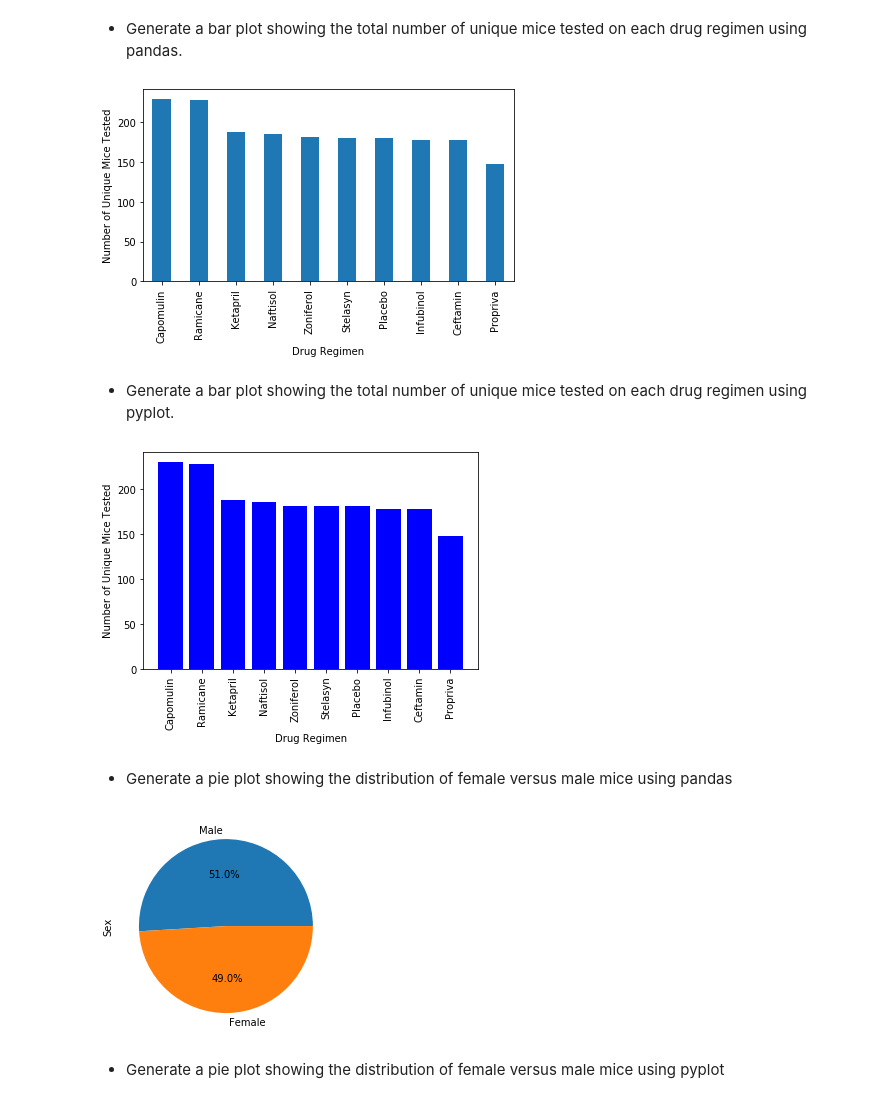
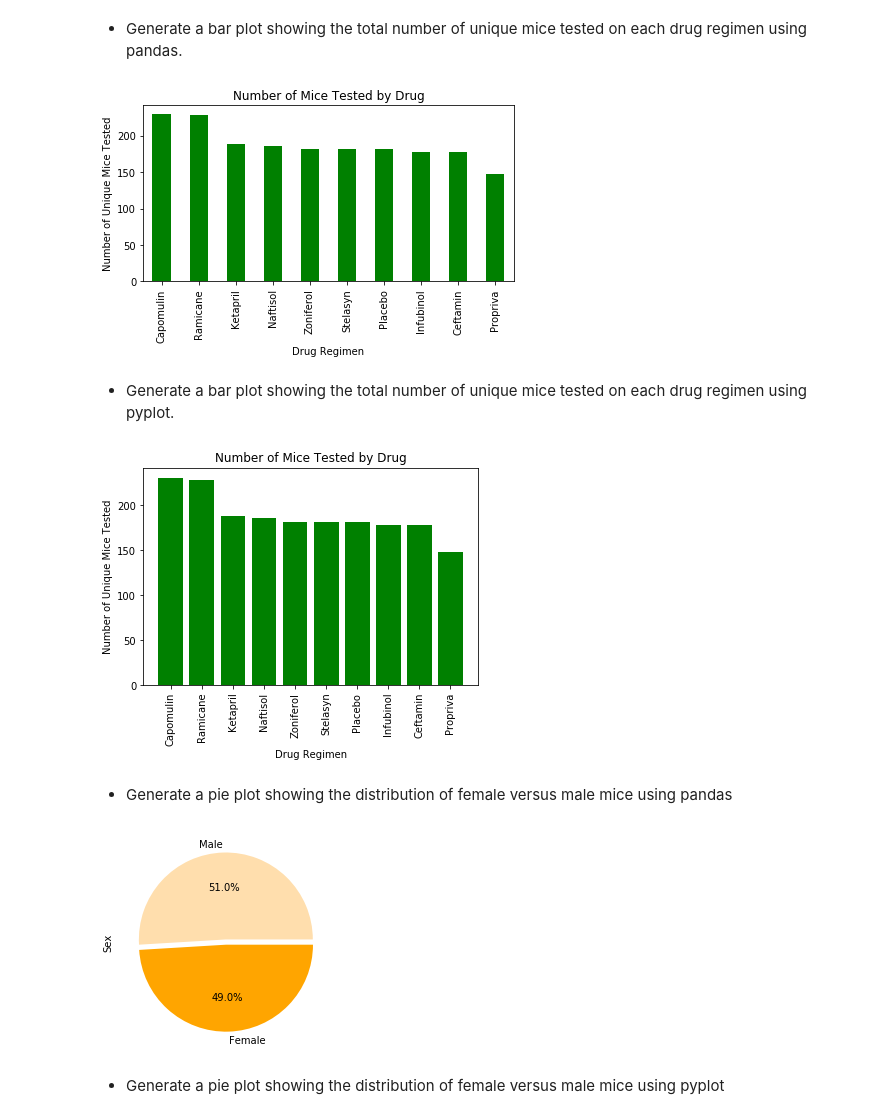
Before and after one commit to manuelamc14/Matploid-challenge, a Jupyter notebook: Pymaceuticals/pymaceuticals_starter.ipynb, the cells around one changed output. Saved outputs shown, nothing was run; the diff lists cells and outputs as text; code cells hidden in the pictures.

Commit message:
Box plot details

```diff
--- a/Pymaceuticals/pymaceuticals_starter.ipynb
+++ b/Pymaceuticals/pymaceuticals_starter.ipynb
@@ -152,11 +150,12 @@ drug_groups = merge_df_copy.groupby("Drug Regimen")
 mousetotal_drug = drug_groups["Mouse ID"].count().sort_values(ascending=False)
 # %%
 # Create the chart and customize it
-drug_chart = mousetotal_drug.plot(kind = "bar")
+drug_chart = mousetotal_drug.plot(kind = "bar", color = "g")
 plt.ylabel("Number of Unique Mice Tested")
+plt.title("Number of Mice Tested by Drug")
 plt.tight_layout()
 # %% [output]
-[figure, old version]
+[figure, new version]
 # %% [markdown]
 - Generate a bar plot showing the total number of unique mice tested on each drug regimen using pyplot.
 # %%
@@ -168,13 +167,14 @@ tick_locations = [value for value in x_axis]
 drug_name= mousetotal_drug.index
 # %%
 # Create the chart
-plt.bar(x_axis, mousetotal_drug, color='b', align="center")
+plt.bar(x_axis, mousetotal_drug, color='g', align="center")
 plt.xticks(tick_locations, drug_name, rotation="vertical" )
+plt.title("Number of Mice Tested by Drug")
 plt.ylabel("Number of Unique Mice Tested")
 plt.xlabel("Drug Regimen")
 plt.show()
 # %% [output]
-[figure, old version]
+[figure, new version]
 # %% [markdown]
 - Generate a pie plot showing the distribution of female versus male mice using pandas
 # %%
@@ -185,9 +185,12 @@ gender_group = merge_df_copy.groupby("Sex")
 gender_distribution = gender_group["Sex"].count().sort_values(ascending=False)
 # %%
 # Create the gender pie
-gender_pie = gender_distribution.plot(kind="pie", autopct='%1.1f%%')
+
+colors = ['navajowhite', 'orange']
+explode = [0.03, 0.03]
+gender_pie = gender_distribution.plot(kind="pie", autopct='%1.1f%%', colors=colors, explode = explode)
 # %% [output]
-[figure, old version]
+[figure, new version]
 # %% [markdown]
 - Generate a pie plot showing the distribution of female versus male mice using pyplot
 # %%
```
Also changed, not shown: parts of 14 cells of this notebook.
